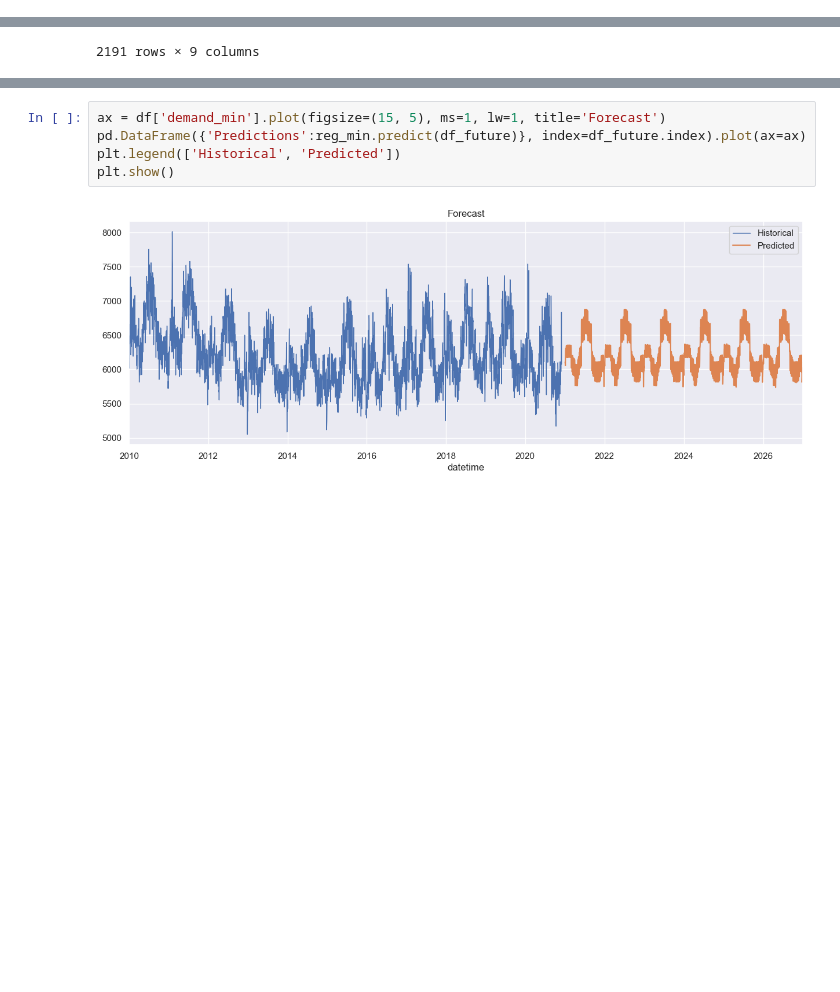
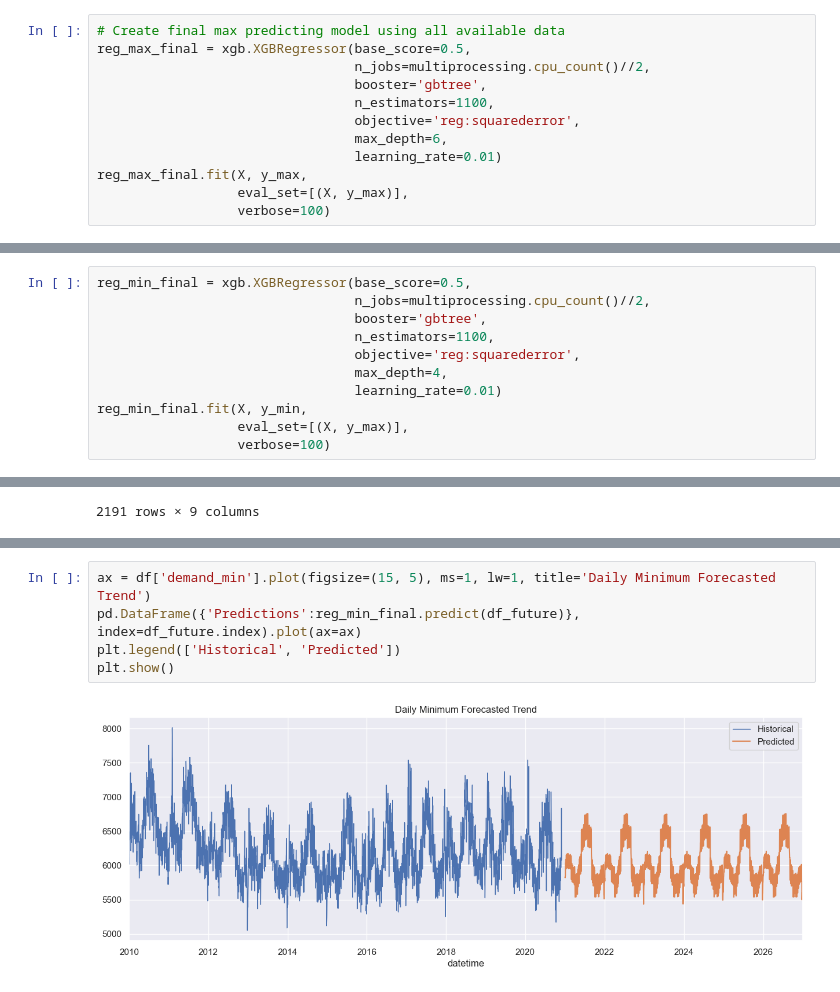
Before and after one commit to dmc-au/Team-A---Impacts-of-Household-PV-on-Grid-Demand, a Jupyter notebook: src/XGB_Modelling.ipynb, the cells around one changed output, grey strips where cells are left out. Saved outputs shown, nothing was run; the diff lists cells and outputs as text; blank space fills up the shorter version.

```diff
--- a/src/XGB_Modelling.ipynb
+++ b/src/XGB_Modelling.ipynb
@@ -333,3 +333,15 @@ plt.show()
 Import data from forecasted future predictions and use model to look at trends in min/max
 
 !!! Need to retrain models using the entire dataset before forecast
+# %%
+# Create final max predicting model using all available data
+reg_max_final = xgb.XGBRegressor(base_score=0.5,
+                                 n_jobs=multiprocessing.cpu_count()//2,
+                                 booster='gbtree',
+                                 n_estimators=1100,
+                                 objective='reg:squarederror',
+                                 max_depth=6,
+                                 learning_rate=0.01)
+reg_max_final.fit(X, y_max,
+                  eval_set=[(X, y_max)],
+                  verbose=100)
@@ -335,0 +372,11 @@ Import data from forecasted future predictions and use model to look at trends i
+# %%
+reg_min_final = xgb.XGBRegressor(base_score=0.5,
+                                 n_jobs=multiprocessing.cpu_count()//2,
+                                 booster='gbtree',
+                                 n_estimators=1100,
+                                 objective='reg:squarederror',
+                                 max_depth=4,
+                                 learning_rate=0.01)
+reg_min_final.fit(X, y_min,
+                  eval_set=[(X, y_max)],
+                  verbose=100)
@@ -366,7 +437,7 @@ plt.show()
 # %%
-ax = df['demand_min'].plot(figsize=(15, 5), ms=1, lw=1, title='Forecast')
-pd.DataFrame({'Predictions':reg_min.predict(df_future)}, index=df_future.index).plot(ax=ax)
+ax = df['demand_min'].plot(figsize=(15, 5), ms=1, lw=1, title='Daily Minimum Forecasted Trend')
+pd.DataFrame({'Predictions':reg_min_final.predict(df_future)}, index=df_future.index).plot(ax=ax)
 plt.legend(['Historical', 'Predicted'])
 plt.show()
 # %% [output]
-[figure, old version]
+[figure, new version]
```
Also changed, not shown: parts of 4 cells of this notebook.
